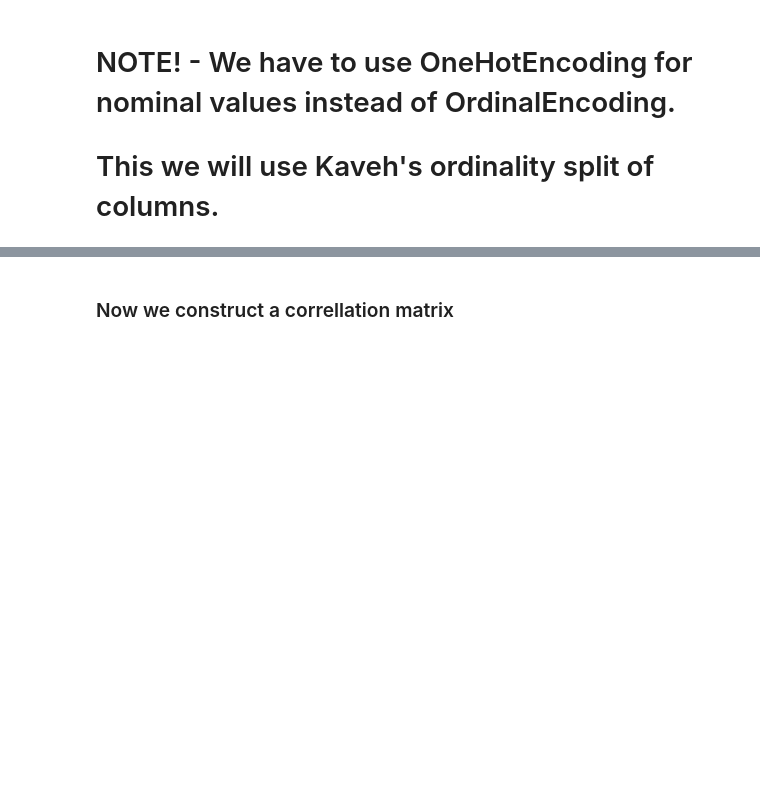
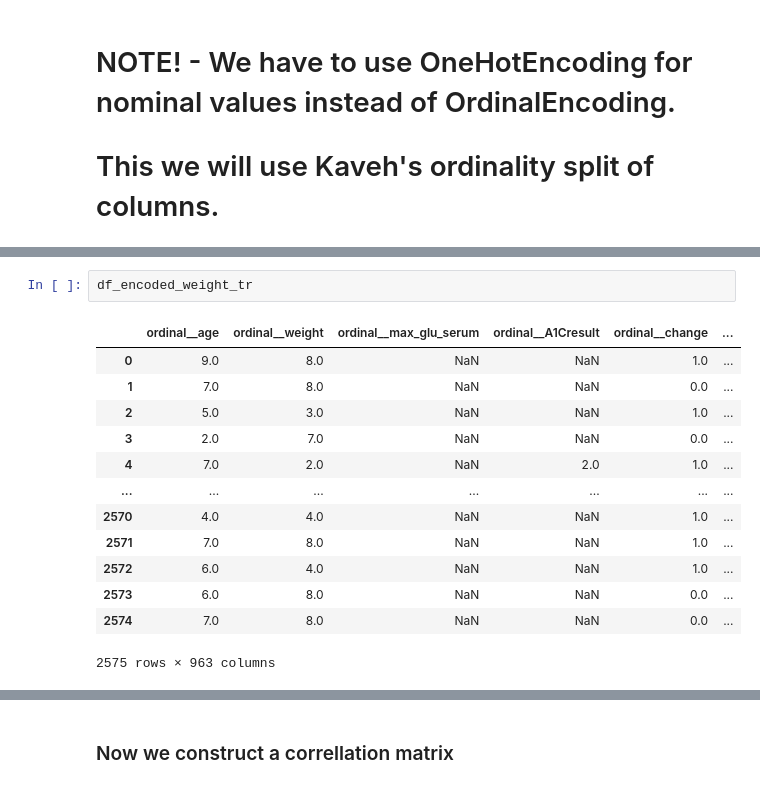
Before and after one commit to EdwardChhun/CS178, a Jupyter notebook: impute.ipynb, the cells around one changed output, grey strips where cells are left out. Cells and saved outputs as stored; diff of their text form; blank space fills up the shorter version.

```diff
--- a/impute.ipynb
+++ b/impute.ipynb
@@ -103 +125,17 @@ ValueError: Found unknown categories [np.int64(1294), np.int64(1678), np.int64(2
+# %%
+df_encoded_weight_tr
+# %% [output]
+|  | ordinal__age | ordinal__weight | ordinal__max_glu_serum | ordinal__A1Cresult | ordinal__change | ... |
+| 0 | 9.0 | 8.0 | NaN | NaN | 1.0 | ... |
+| 1 | 7.0 | 8.0 | NaN | NaN | 0.0 | ... |
+| 2 | 5.0 | 3.0 | NaN | NaN | 1.0 | ... |
+| 3 | 2.0 | 7.0 | NaN | NaN | 0.0 | ... |
+| 4 | 7.0 | 2.0 | NaN | 2.0 | 1.0 | ... |
+| ... | ... | ... | ... | ... | ... | ... |
+| 2570 | 4.0 | 4.0 | NaN | NaN | 1.0 | ... |
+| 2571 | 7.0 | 8.0 | NaN | NaN | 1.0 | ... |
+| 2572 | 6.0 | 4.0 | NaN | NaN | 1.0 | ... |
+| 2573 | 6.0 | 8.0 | NaN | NaN | 0.0 | ... |
+| 2574 | 7.0 | 8.0 | NaN | NaN | 0.0 | ... |
+2575 rows × 963 columns
 # %%
```
Also changed, not shown: parts of 9 cells of this notebook.
